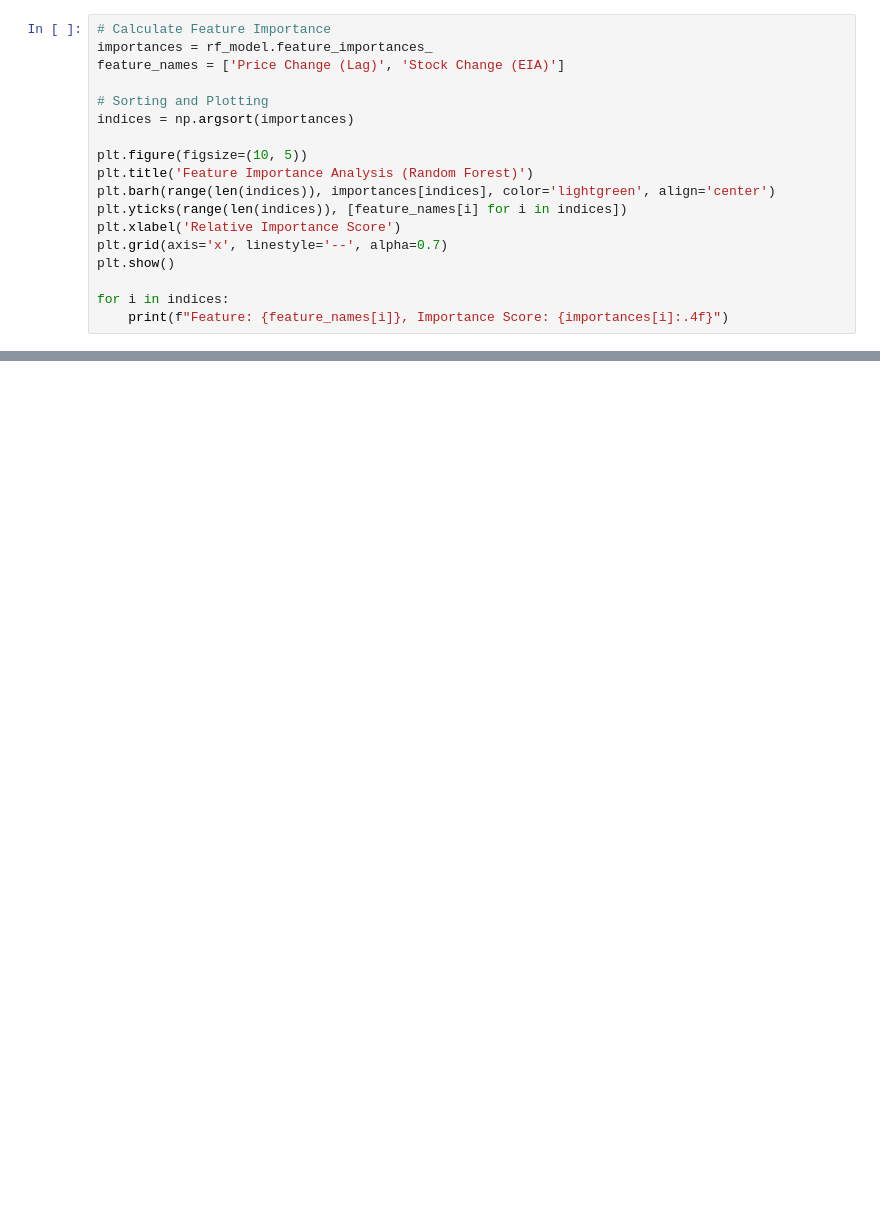
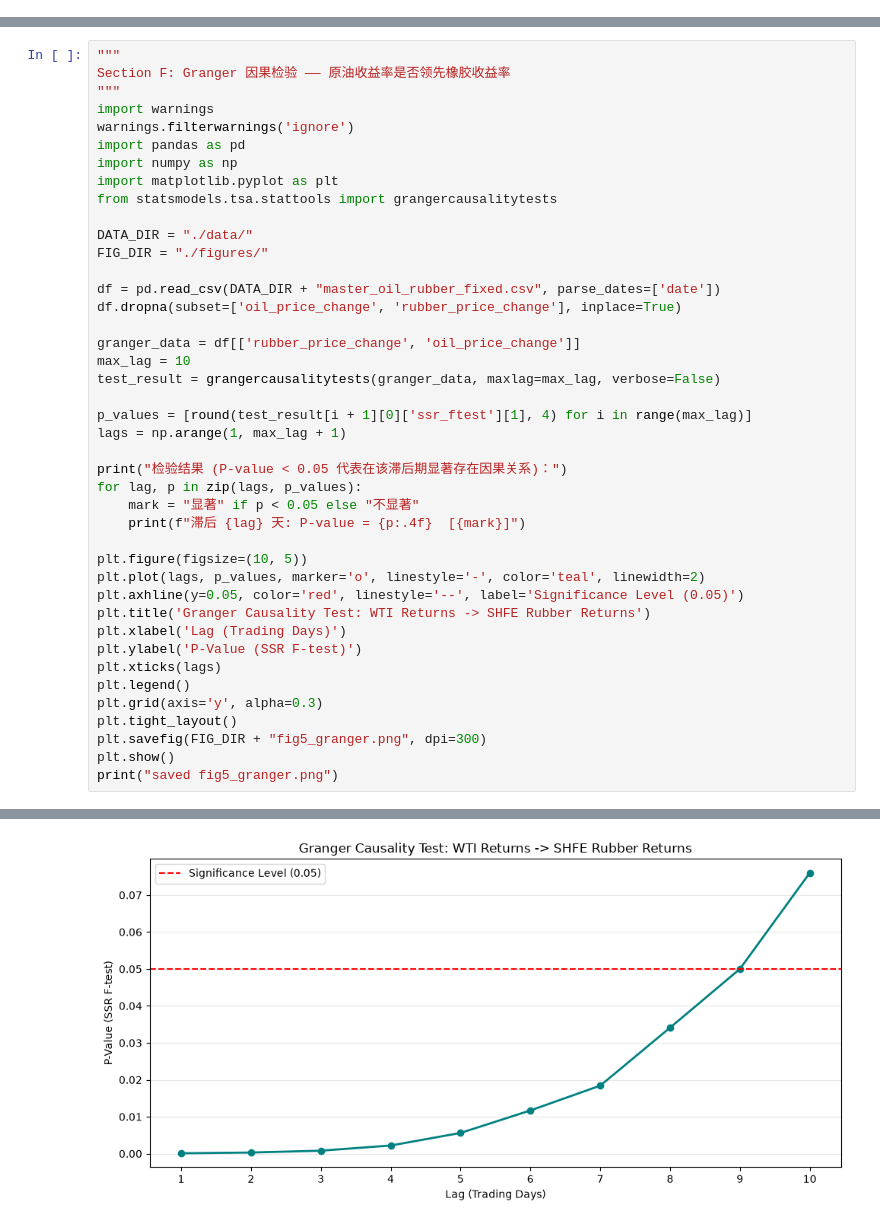
Before and after one commit to GaryYao980/Commodity-Price-Forecasting-ML, a Jupyter notebook: oil_prediction_comments_english.ipynb, the cells around one changed output, grey strips where cells are left out. Cells and saved outputs as stored; diff of their text form; blank space fills up the shorter version.

Commit message:
New Update with corrected analysis

```diff
--- a/oil_prediction_comments_english.ipynb
+++ b/oil_prediction_comments_english.ipynb
@@ -123,18 +0,0 @@ Root Mean Square Error (RMSE): 22.63
-# %%
-# Calculate Feature Importance
-importances = rf_model.feature_importances_
-feature_names = ['Price Change (Lag)', 'Stock Change (EIA)']
-
-# Sorting and Plotting
-indices = np.argsort(importances)
-
-plt.figure(figsize=(10, 5))
-plt.title('Feature Importance Analysis (Random Forest)')
-plt.barh(range(len(indices)), importances[indices], color='lightgreen', align='center')
-plt.yticks(range(len(indices)), [feature_names[i] for i in indices])
-plt.xlabel('Relative Importance Score')
-plt.grid(axis='x', linestyle='--', alpha=0.7)
-plt.show()
-
-for i in indices:
-    print(f"Feature: {feature_names[i]}, Importance Score: {importances[i]:.4f}")
@@ -1227,0 +543,43 @@ print("Data End Date:", df_final['date'].max())
+# %%
+"""
+Section F: Granger 因果检验 —— 原油收益率是否领先橡胶收益率
+"""
+import warnings
+warnings.filterwarnings('ignore')
+import pandas as pd
+import numpy as np
+import matplotlib.pyplot as plt
+from statsmodels.tsa.stattools import grangercausalitytests
+
+DATA_DIR = "./data/"
+FIG_DIR = "./figures/"
+
+df = pd.read_csv(DATA_DIR + "master_oil_rubber_fixed.csv", parse_dates=['date'])
+df.dropna(subset=['oil_price_change', 'rubber_price_change'], inplace=True)
+
+granger_data = df[['rubber_price_change', 'oil_price_change']]
+max_lag = 10
+test_result = grangercausalitytests(granger_data, maxlag=max_lag, verbose=False)
+
+p_values = [round(test_result[i + 1][0]['ssr_ftest'][1], 4) for i in range(max_lag)]
+lags = np.arange(1, max_lag + 1)
+
+print("检验结果 (P-value < 0.05 代表在该滞后期显著存在因果关系)：")
+for lag, p in zip(lags, p_values):
+    mark = "显著" if p < 0.05 else "不显著"
+    print(f"滞后 {lag} 天: P-value = {p:.4f}  [{mark}]")
+
+plt.figure(figsize=(10, 5))
+plt.plot(lags, p_values, marker='o', linestyle='-', color='teal', linewidth=2)
+plt.axhline(y=0.05, color='red', linestyle='--', label='Significance Level (0.05)')
+plt.title('Granger Causality Test: WTI Returns -> SHFE Rubber Returns')
+plt.xlabel('Lag (Trading Days)')
+plt.ylabel('P-Value (SSR F-test)')
+plt.xticks(lags)
+plt.legend()
+plt.grid(axis='y', alpha=0.3)
+plt.tight_layout()
+plt.savefig(FIG_DIR + "fig5_granger.png", dpi=300)
+plt.show()
+print("saved fig5_granger.png")
+# %% [output]
@@ -1227,0 +597 @@ print("Data End Date:", df_final['date'].max())
+[figure, added]
```
Also changed, not shown: parts of 50 cells of this notebook, 55 other files.
